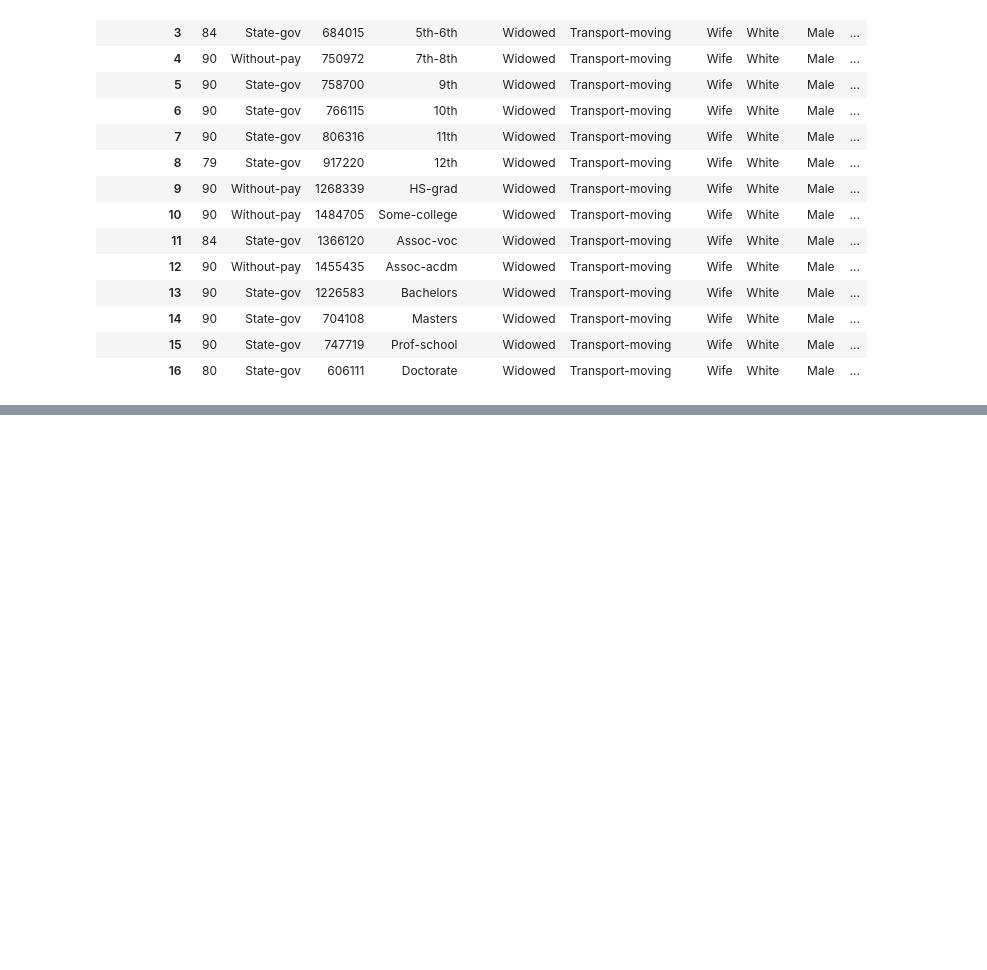
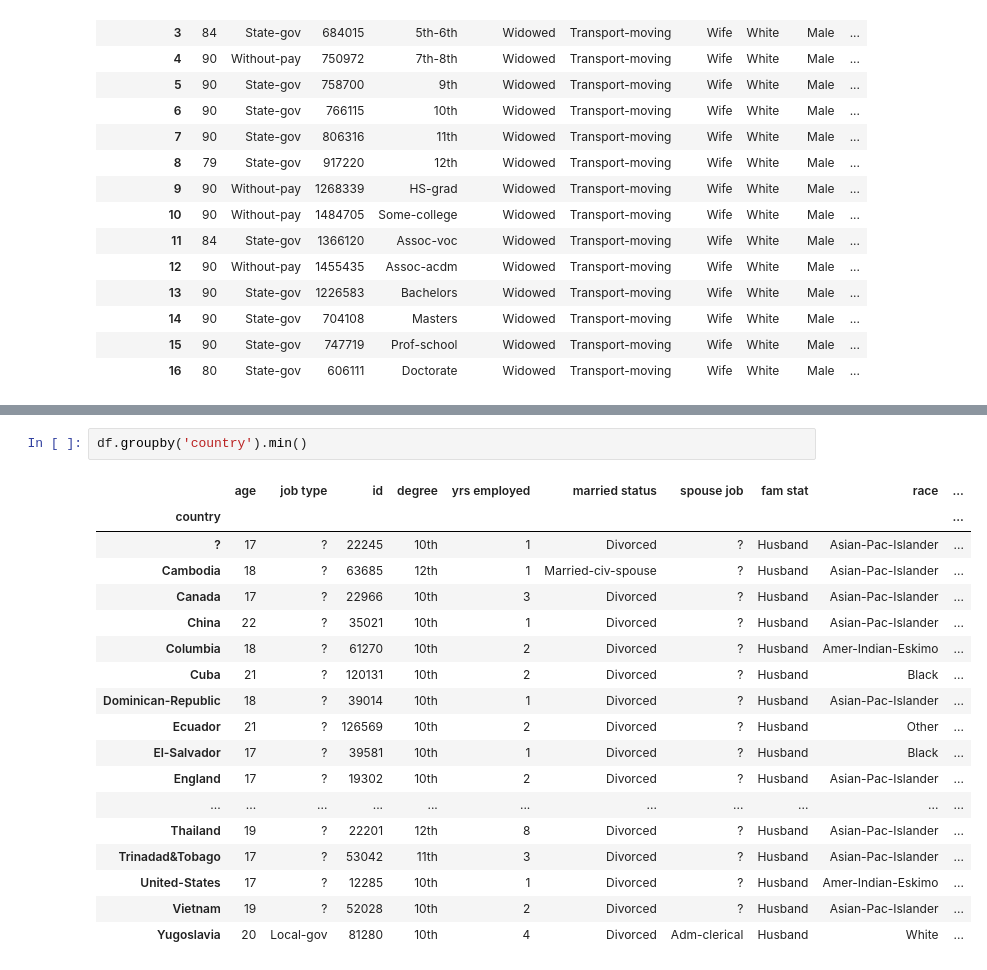
Before and after one commit to Hansel172/mimpractice-, a Jupyter notebook: gittest.ipynb, the cells around one changed output, grey strips where cells are left out. Saved outputs shown, nothing was run; the diff lists cells and outputs as text; blank space fills up the shorter version.

```diff
--- a/gittest.ipynb
+++ b/gittest.ipynb
@@ -307,0 +300,21 @@ plt.show()
+# %%
+df.groupby('country').min()
+# %% [output]
+|  | age | job type | id | degree | yrs employed | married status | spouse job | fam stat | race | ... |
+| country |  |  |  |  |  |  |  |  |  | ... |
+| ? | 17 | ? | 22245 | 10th | 1 | Divorced | ? | Husband | Asian-Pac-Islander | ... |
+| Cambodia | 18 | ? | 63685 | 12th | 1 | Married-civ-spouse | ? | Husband | Asian-Pac-Islander | ... |
+| Canada | 17 | ? | 22966 | 10th | 3 | Divorced | ? | Husband | Asian-Pac-Islander | ... |
+| China | 22 | ? | 35021 | 10th | 1 | Divorced | ? | Husband | Asian-Pac-Islander | ... |
+| Columbia | 18 | ? | 61270 | 10th | 2 | Divorced | ? | Husband | Amer-Indian-Eskimo | ... |
+| Cuba | 21 | ? | 120131 | 10th | 2 | Divorced | ? | Husband | Black | ... |
+| Dominican-Republic | 18 | ? | 39014 | 10th | 1 | Divorced | ? | Husband | Asian-Pac-Islander | ... |
+| Ecuador | 21 | ? | 126569 | 10th | 2 | Divorced | ? | Husband | Other | ... |
+| El-Salvador | 17 | ? | 39581 | 10th | 1 | Divorced | ? | Husband | Black | ... |
+| England | 17 | ? | 19302 | 10th | 2 | Divorced | ? | Husband | Asian-Pac-Islander | ... |
+| ... | ... | ... | ... | ... | ... | ... | ... | ... | ... | ... |
+| Thailand | 19 | ? | 22201 | 12th | 8 | Divorced | ? | Husband | Asian-Pac-Islander | ... |
+| Trinadad&Tobago | 17 | ? | 53042 | 11th | 3 | Divorced | ? | Husband | Asian-Pac-Islander | ... |
+| United-States | 17 | ? | 12285 | 10th | 1 | Divorced | ? | Husband | Amer-Indian-Eskimo | ... |
+| Vietnam | 19 | ? | 52028 | 10th | 2 | Divorced | ? | Husband | Asian-Pac-Islander | ... |
+| Yugoslavia | 20 | Local-gov | 81280 | 10th | 4 | Divorced | Adm-clerical | Husband | White | ... |
```
Also changed, not shown: parts of 16 cells of this notebook.
